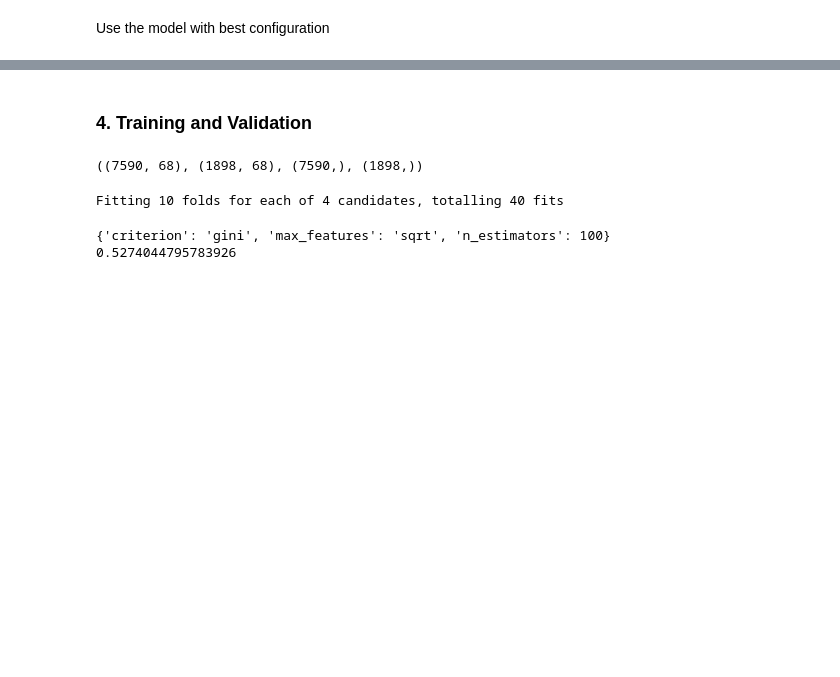
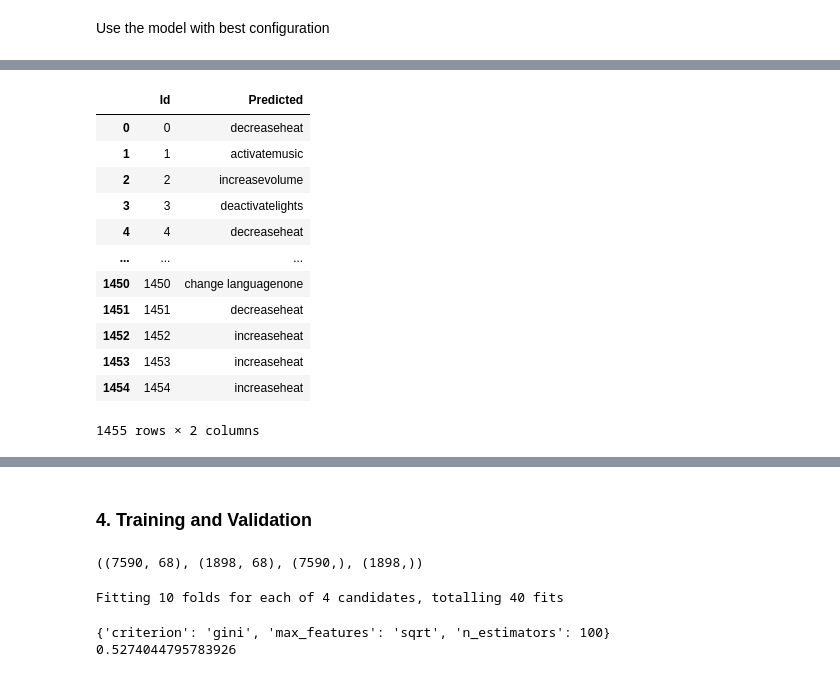
Before and after one commit to andrerubeis/andrerubeis, a Jupyter notebook: final_version_MFCCs_aggregation.ipynb, the cells around one changed output, grey strips where cells are left out. Drawn from its saved outputs; the diff is of its cells as text; code cells hidden in the pictures; blank space fills up the shorter version.

```diff
--- a/final_version_MFCCs_aggregation.ipynb
+++ b/final_version_MFCCs_aggregation.ipynb
@@ -1072,0 +1128,22 @@ ValueError: ignored
+# %%
+mapping = {1: 'increasevolume', 2:'increaseheat', 3:'decreaseheat', 4:'decreaseheat', 5:'change languagenone', 6:'activatemusic', 7:'deactivatelights'}
+# %%
+df_submission['Predicted'] = np.nan*len(y_pred)
+y_pred = pd.Series(y_pred).map(mapping)
+df_submission['Predicted'] = y_pred
+
+df_submission
+# %% [output]
+|  | Id | Predicted |
+| 0 | 0 | decreaseheat |
+| 1 | 1 | activatemusic |
+| 2 | 2 | increasevolume |
+| 3 | 3 | deactivatelights |
+| 4 | 4 | decreaseheat |
+| ... | ... | ... |
+| 1450 | 1450 | change languagenone |
+| 1451 | 1451 | decreaseheat |
+| 1452 | 1452 | increaseheat |
+| 1453 | 1453 | increaseheat |
+| 1454 | 1454 | increaseheat |
+1455 rows × 2 columns
```
Also changed, not shown: parts of 13 cells of this notebook.
